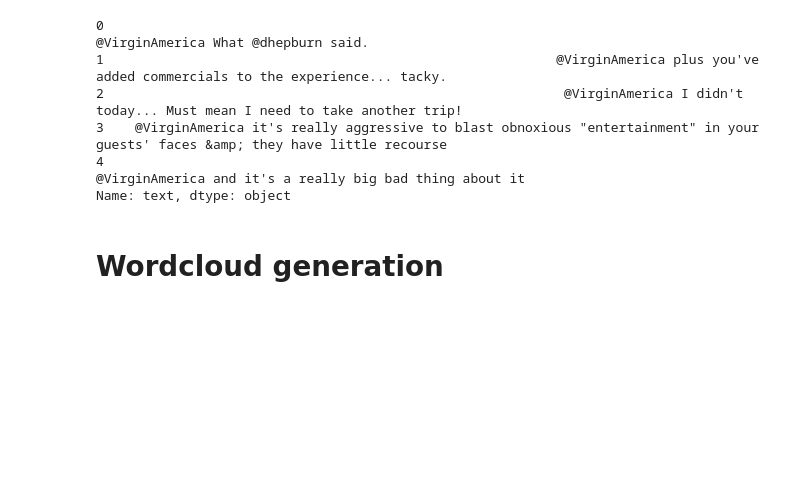
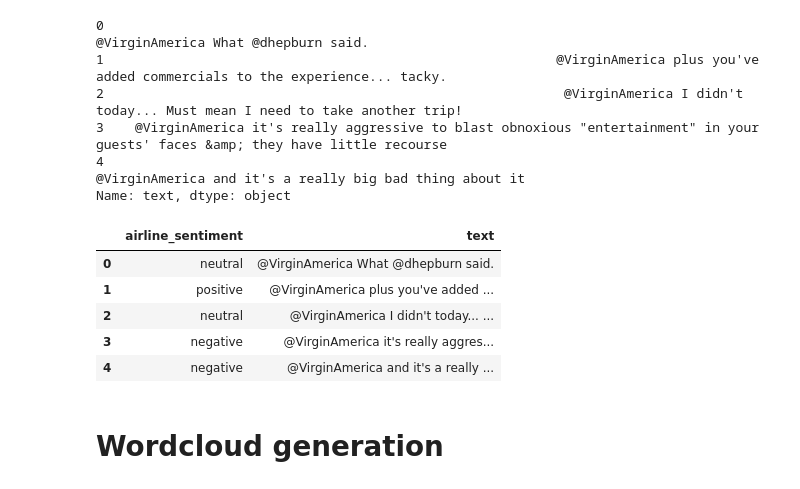
Before and after one commit to mhuh22/Thinkful, a Jupyter notebook: Bootcamp/Unit 7/Sentiment Analysis using Airline Tweets.ipynb, the cells around one changed output. Saved outputs shown, nothing was run; the diff lists cells and outputs as text; code cells hidden in the pictures; blank space fills up the shorter version.

```diff
--- a/Bootcamp/Unit 7/Sentiment Analysis using Airline Tweets.ipynb
+++ b/Bootcamp/Unit 7/Sentiment Analysis using Airline Tweets.ipynb
@@ -173,0 +215,29 @@ py.offline.iplot(fig, filename='stacked-bar')
+# %%
+# Create temporary dataframe for all airlines to upsample and concatenate
+tweets_united = tweets[tweets.airline=='United']
+sample_size = len(tweets[tweets['airline']=='United'])
+
+# Upsample all other airlines
+tweets_usairways = resample(tweets[tweets.airline=='US Airways'],
+                            replace=True, n_samples=sample_size)
+tweets_american = resample(tweets[tweets.airline=='American'],
+                           replace=True, n_samples=sample_size)
+tweets_southwest = resample(tweets[tweets.airline=='Southwest'],
+                            replace=True, n_samples=sample_size)
+tweets_delta = resample(tweets[tweets.airline=='Delta'],
+                        replace=True, n_samples=sample_size)
+tweets_virgin = resample(tweets[tweets.airline=='Virgin America'],
+                         replace=True, n_samples=sample_size)
+
+# Concatenate the individual dataframes
+tweets = pd.concat([tweets_united,
+                   tweets_usairways,
+                   tweets_american,
+                   tweets_southwest,
+                   tweets_delta,
+                   tweets_virgin])
+
+tweets = tweets.reset_index(drop=True)
+
+# Count # of tweets for each airline
+tweets.groupby(['airline']).size()
@@ -258,4 +316,13 @@ for tweet in airline_tweets['text']:
     tweet = lemmatizer.lemmatize(tweet)
+# %%
+tweets[['airline_sentiment', 'text']].head()
+# %% [output]
+|  | airline_sentiment | text |
+| 0 | neutral | @VirginAmerica What @dhepburn said. |
+| 1 | positive | @VirginAmerica plus you've added ... |
+| 2 | neutral | @VirginAmerica I didn't today... ... |
+| 3 | negative | @VirginAmerica it's really aggres... |
+| 4 | negative | @VirginAmerica and it's a really ... |
 # %%
 # # Modify values of sentiment to numerical values
 # This block is useful before modelling, but it's pretty annoying right now
```
Also changed, not shown: parts of 28 cells of this notebook.
